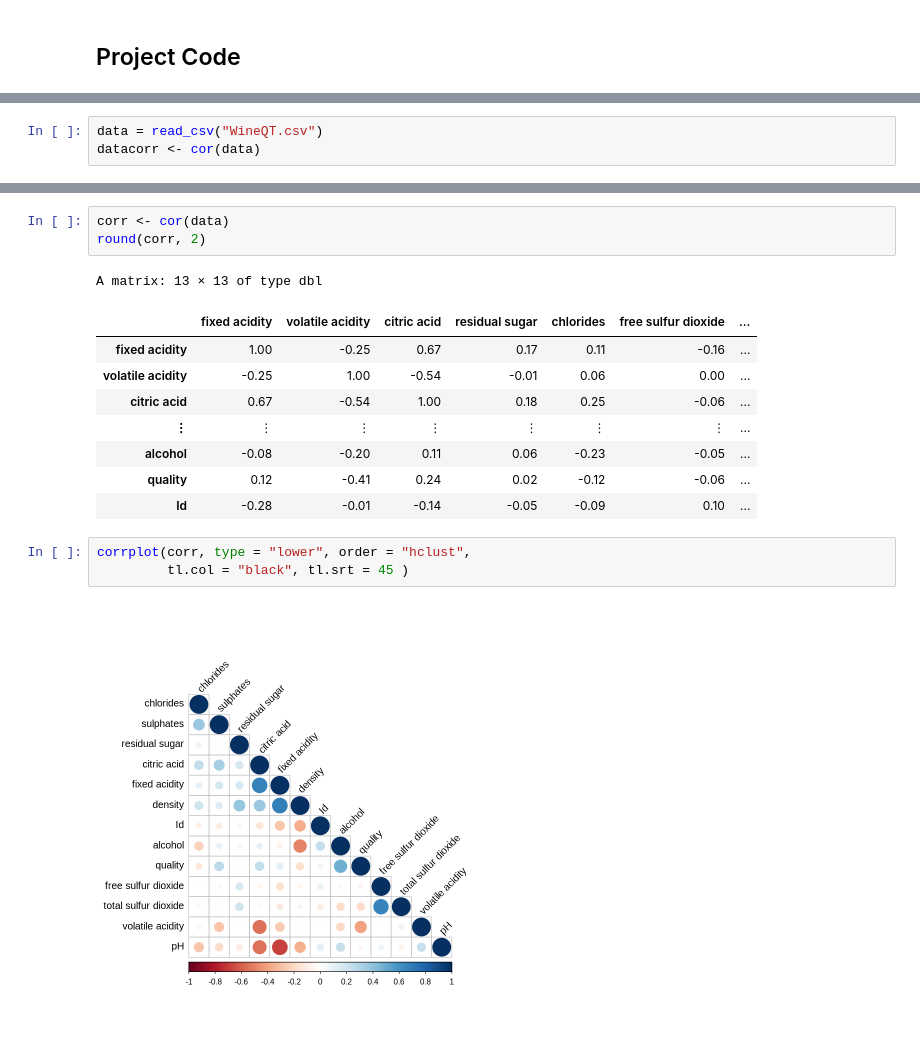
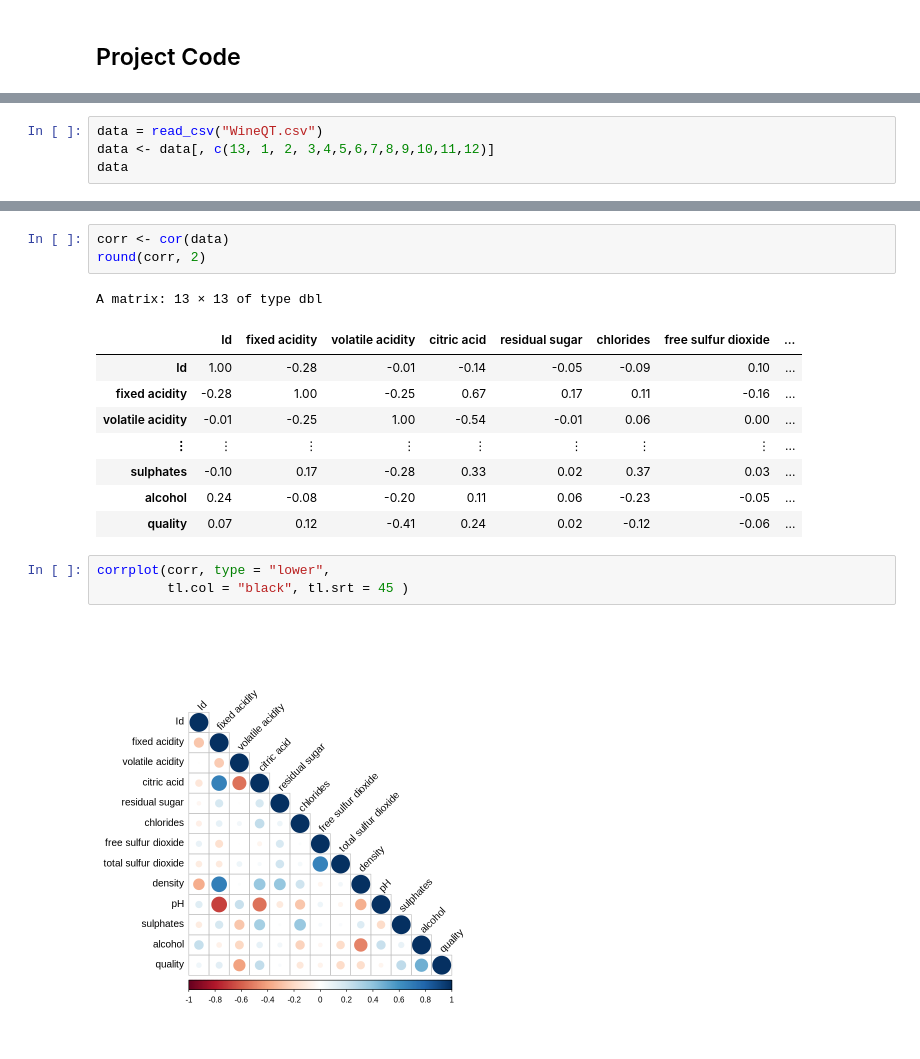
Before and after one commit to aleong2004/Wine-Quality-Prediction, a Jupyter notebook: Project.ipynb, the cells around one changed output, grey strips where cells are left out. Drawn from its saved outputs; the diff is of its cells as text.

Commit message:
Corrplot fix

```diff
--- a/Project.ipynb
+++ b/Project.ipynb
@@ -16,7 +27,8 @@ Making 'packages.html' ...
 corrplot 0.92 loaded
 # %%
 data = read_csv("WineQT.csv")
-datacorr <- cor(data)
+data <- data[, c(13, 1, 2, 3,4,5,6,7,8,9,10,11,12)]
+data
 # %% [output]
 Rows: 1143 Columns: 13
 ── Column specification ────────────────────────────────────────────────────────
@@ -30,16 +52,16 @@ corr <- cor(data)
 round(corr, 2)
 # %% [output]
 A matrix: 13 × 13 of type dbl
-|  | fixed acidity | volatile acidity | citric acid | residual sugar | chlorides | free sulfur dioxide | ... |
-| fixed acidity | 1.00 | -0.25 | 0.67 | 0.17 | 0.11 | -0.16 | ... |
-| volatile acidity | -0.25 | 1.00 | -0.54 | -0.01 | 0.06 | 0.00 | ... |
-| citric acid | 0.67 | -0.54 | 1.00 | 0.18 | 0.25 | -0.06 | ... |
-| ⋮ | ⋮ | ⋮ | ⋮ | ⋮ | ⋮ | ⋮ | ... |
-| alcohol | -0.08 | -0.20 | 0.11 | 0.06 | -0.23 | -0.05 | ... |
-| quality | 0.12 | -0.41 | 0.24 | 0.02 | -0.12 | -0.06 | ... |
-| Id | -0.28 | -0.01 | -0.14 | -0.05 | -0.09 | 0.10 | ... |
+|  | Id | fixed acidity | volatile acidity | citric acid | residual sugar | chlorides | free sulfur dioxide | ... |
+| Id | 1.00 | -0.28 | -0.01 | -0.14 | -0.05 | -0.09 | 0.10 | ... |
+| fixed acidity | -0.28 | 1.00 | -0.25 | 0.67 | 0.17 | 0.11 | -0.16 | ... |
+| volatile acidity | -0.01 | -0.25 | 1.00 | -0.54 | -0.01 | 0.06 | 0.00 | ... |
+| ⋮ | ⋮ | ⋮ | ⋮ | ⋮ | ⋮ | ⋮ | ⋮ | ... |
+| sulphates | -0.10 | 0.17 | -0.28 | 0.33 | 0.02 | 0.37 | 0.03 | ... |
+| alcohol | 0.24 | -0.08 | -0.20 | 0.11 | 0.06 | -0.23 | -0.05 | ... |
+| quality | 0.07 | 0.12 | -0.41 | 0.24 | 0.02 | -0.12 | -0.06 | ... |
 # %%
-corrplot(corr, type = "lower", order = "hclust",
+corrplot(corr, type = "lower",
          tl.col = "black", tl.srt = 45 )
 # %% [output]
-[figure, old version]
+[figure, new version]
```
Also changed, not shown: parts of 2 cells of this notebook.
